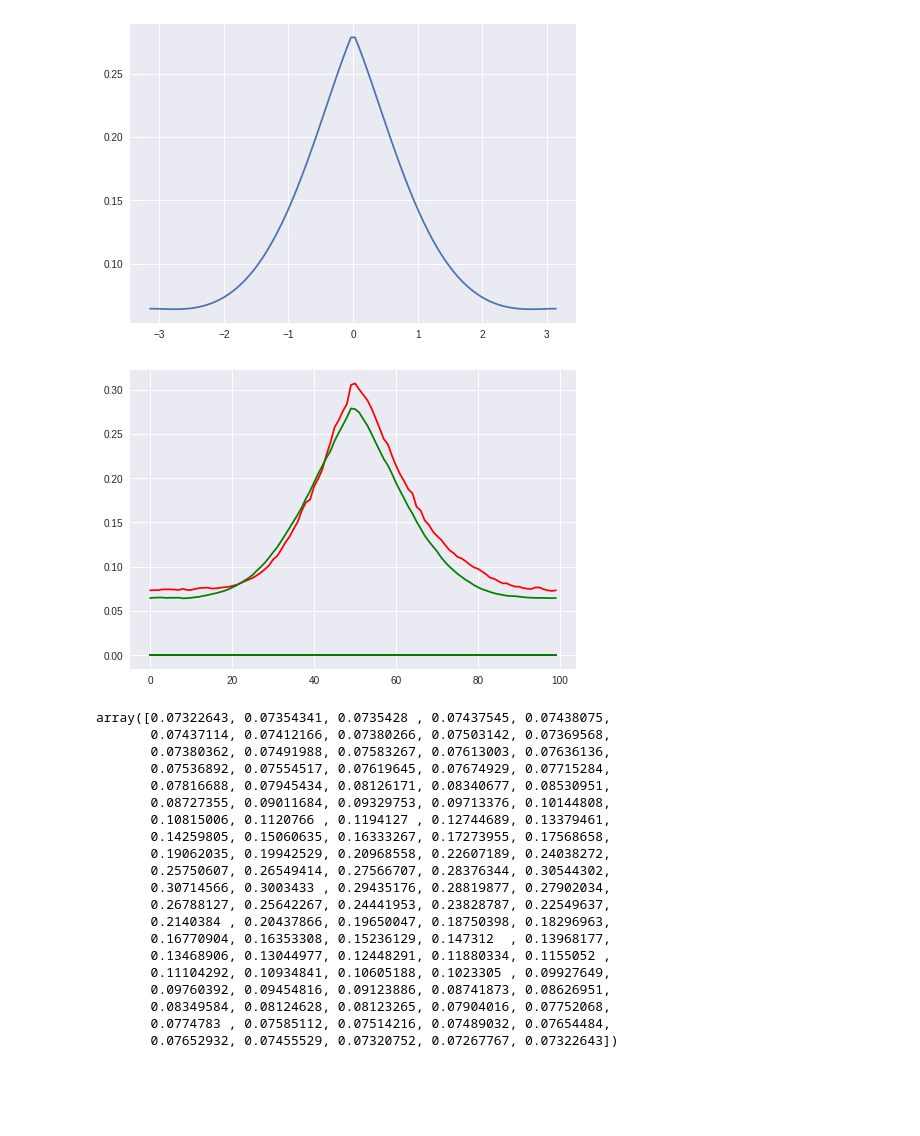
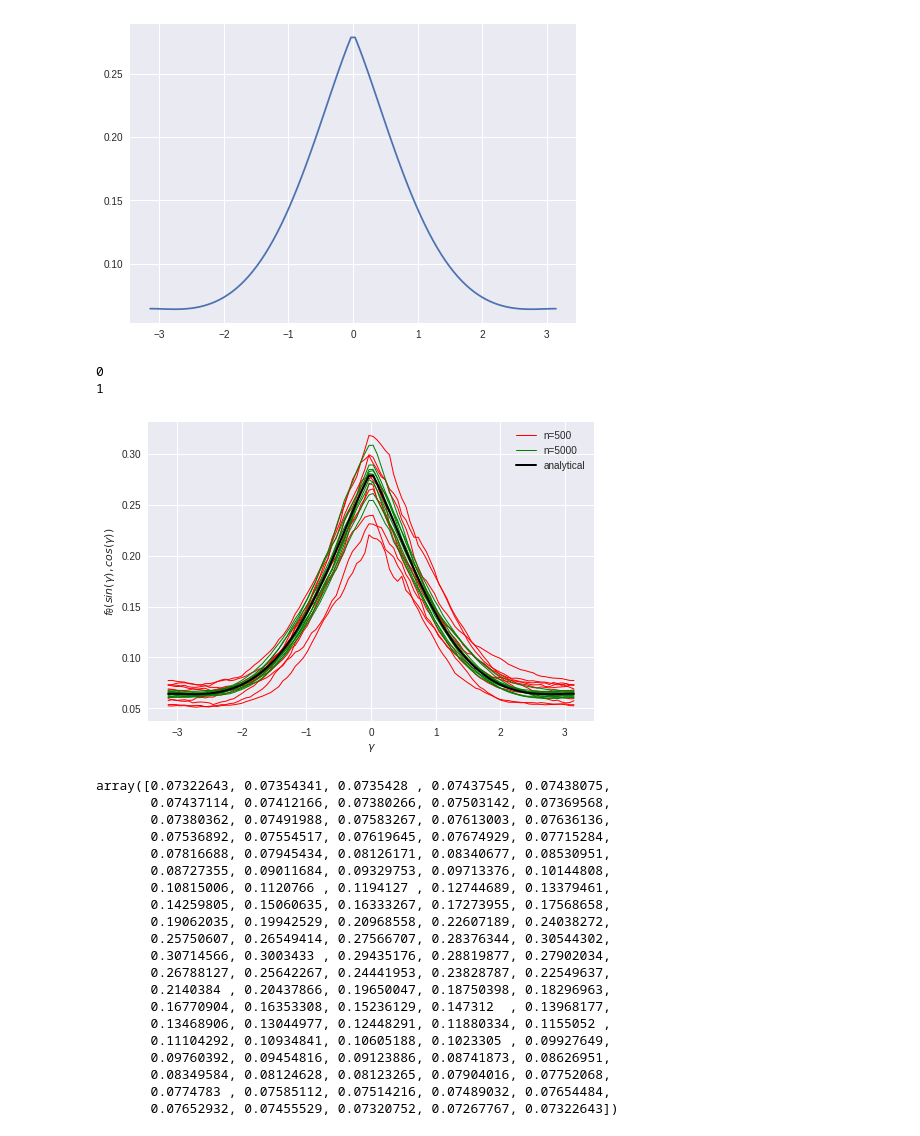
Before and after one commit to bobby-he/Neural_Tangent_Kernel, a Jupyter notebook: notebooks/anaytic_kernels.ipynb, the cells around one changed output. Cells and saved outputs as stored; diff of their text form; code cells hidden in the pictures; blank space fills up the shorter version.

```diff
--- a/notebooks/anaytic_kernels.ipynb
+++ b/notebooks/anaytic_kernels.ipynb
@@ -332,20 +332,33 @@ kernels = np.zeros((20,100))
 widths = np.array((500,5000))
 
 for j in range(len(widths)):
+  print(j)
   for i in range(10):
     net = FourLayersNet(widths[j]).to("cuda" if use_cuda else "cpu")
     theta_0 = kernel_mats(net, gamma_data, gamma_test, use_cuda=use_cuda, kernels='testvtrain').cpu().numpy()
-    kernels[10*j+1]=theta_0[:,1]
+    kernels[10*j+i]=theta_0[:,1]
     del net
     del theta_0
+# %% [output]
+0
+1
-# %%
-for i in range(10):
-  plt.plot(kernels[i],color='red')
-
-for i in range(10,20):
-  plt.plot(kernels[i],color='green')
-# %% [output]
-[figure, removed]
+# %%
+for i in range(10):
+  plt.plot(gamma_test.cpu().numpy(),kernels[i],color='red',label = 'n=500',linewidth=1)
+for i in range(10,20):
+  plt.plot(gamma_test.cpu().numpy(),kernels[i],color='green',label = 'n=5000', linewidth=1)
+plt.plot(gamma_test.cpu().numpy(),NTKs[:,1],label = 'analytical',color='black',linewidth=2)
+
+plt.xlabel('$\gamma$')
+plt.ylabel('$f_{ \\theta}(sin(\gamma),cos(\gamma))$')
+
+handles, labels = plt.gca().get_legend_handles_labels()
+by_label = OrderedDict(zip(labels, handles))
+plt.legend(by_label.values(), by_label.keys())
+#f.subplots_adjust(right=0.75)
+plt.show()
+# %% [output]
+[figure, added]
 # %%
 kernels[1]
 # %% [output]
```
Also changed, not shown: parts of 2 cells of this notebook.
